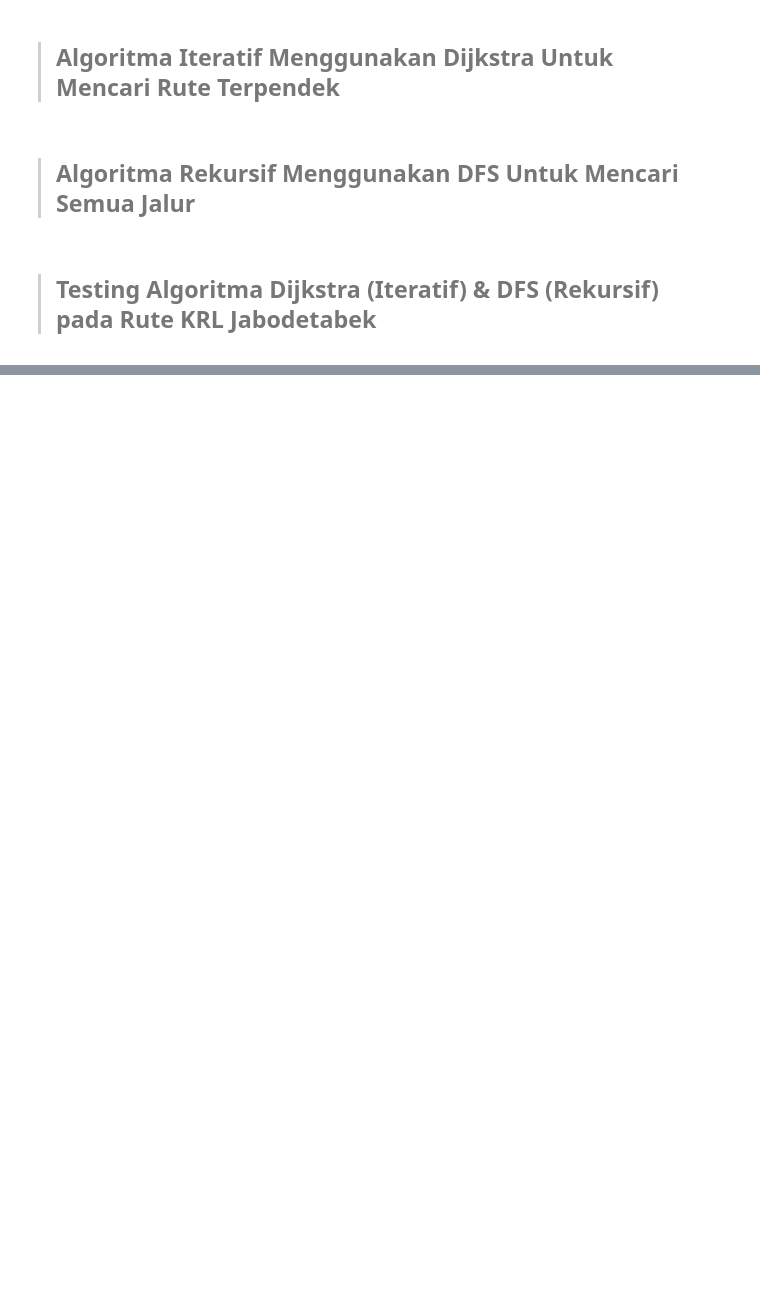
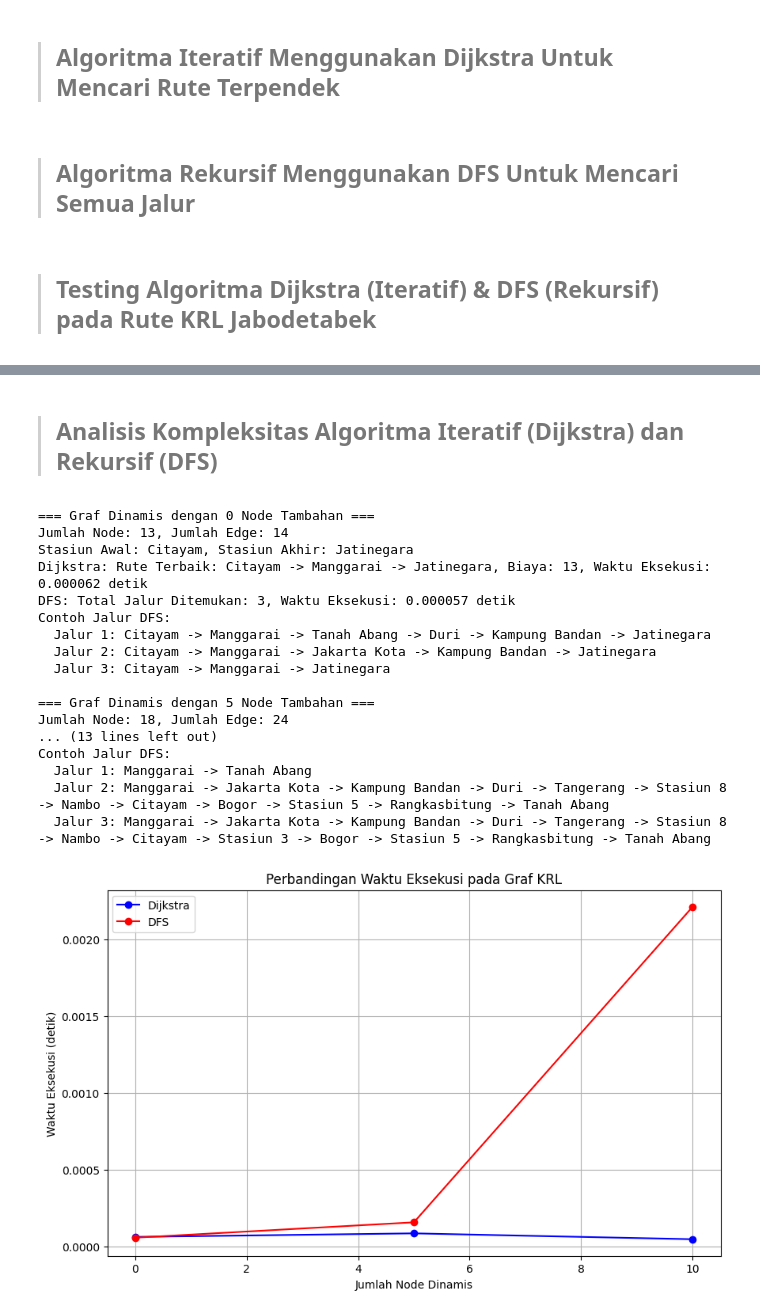
Before and after one commit to cerealtwist/AKA_Public-Transport-Optimization, a Jupyter notebook: AKA_TransportMain.ipynb, the cells around one changed output, grey strips where cells are left out. Cells and saved outputs as stored; diff of their text form; code cells hidden in the pictures; blank space fills up the shorter version.

```diff
--- a/AKA_TransportMain.ipynb
+++ b/AKA_TransportMain.ipynb
@@ -197,0 +281,71 @@ highlight_path(dynamic_graph, dynamic_pos, dijkstra_path, title="Jalur Optimal (
+# %% [markdown]
+>## Analisis Kompleksitas Algoritma Iteratif (Dijkstra) dan Rekursif (DFS)
+# %%
+# Input size sebagai jumlah node dinamis yang ditambahkan
+input_sizes = [0, 5, 10]  # Node tambahan
+dijkstra_times = []
+dfs_times = []
+
+for size in input_sizes:
+    # Buat graf dinamis berdasarkan graf KRL statis dengan tambahan node
+    dynamic_graph, _ = create_dynamic_krl_graph(static_graph, size)
+
+    # Tentukan start dan end station
+    start_station = random.choice((list(dynamic_graph.nodes())))
+    reachable_nodes = nx.node_connected_component(dynamic_graph.to_undirected(), start_station)
+    end_station = random.choice([node for node in reachable_nodes if node != start_station])
+
+    # Ukuran graf
+    num_nodes = dynamic_graph.number_of_nodes()
+    num_edges = dynamic_graph.number_of_edges()
+    print(f"\n=== Graf Dinamis dengan {size} Node Tambahan ===")
+    print(f"Jumlah Node: {num_nodes}, Jumlah Edge: {num_edges}")
+    print(f"Stasiun Awal: {start_station}, Stasiun Akhir: {end_station}")
+
+    # Dijkstra
+    start_time = time.time()
+    dijkstra_path, dijkstra_cost = dijkstra(nx.to_dict_of_dicts(dynamic_graph), start_station, end_station)
+    dijkstra_time = time.time() - start_time
+    dijkstra_times.append(dijkstra_time)
+    print(f"Dijkstra: Rute Terbaik: {' -> '.join(dijkstra_path)}, Biaya: {dijkstra_cost}, Waktu Eksekusi: {dijkstra_time:.6f} detik")
+
+    # DFS
+    start_time = time.time()
+    all_paths = list(dfs_paths(nx.to_dict_of_dicts(dynamic_graph), start_station, end_station))
+    dfs_time = time.time() - start_time
+    dfs_times.append(dfs_time)
+    print(f"DFS: Total Jalur Ditemukan: {len(all_paths)}, Waktu Eksekusi: {dfs_time:.6f} detik")
+    if len(all_paths) > 0:
+        print("Contoh Jalur DFS:")
+        for i, path in enumerate(all_paths[:3], 1):  # Tampilkan maksimal 3 jalur
+            print(f"  Jalur {i}: {' -> '.join(path)}")
+
+# Visualisasi Hasil
+plt.figure(figsize=(10, 6))
+plt.plot(input_sizes, dijkstra_times, label='Dijkstra', marker='o', color='blue')
+plt.plot(input_sizes, dfs_times, label='DFS', marker='o', color='red')
+plt.xlabel('Jumlah Node Dinamis')
+plt.ylabel('Waktu Eksekusi (detik)')
+plt.title('Perbandingan Waktu Eksekusi pada Graf KRL')
+plt.legend()
+plt.grid()
+plt.show()
+# %% [output]
+=== Graf Dinamis dengan 0 Node Tambahan ===
+Jumlah Node: 13, Jumlah Edge: 14
+Stasiun Awal: Citayam, Stasiun Akhir: Jatinegara
+Dijkstra: Rute Terbaik: Citayam -> Manggarai -> Jatinegara, Biaya: 13, Waktu Eksekusi: 0.000062 detik
+DFS: Total Jalur Ditemukan: 3, Waktu Eksekusi: 0.000057 detik
+Contoh Jalur DFS:
+  Jalur 1: Citayam -> Manggarai -> Tanah Abang -> Duri -> Kampung Bandan -> Jatinegara
+  Jalur 2: Citayam -> Manggarai -> Jakarta Kota -> Kampung Bandan -> Jatinegara
+  Jalur 3: Citayam -> Manggarai -> Jatinegara
+
+=== Graf Dinamis dengan 5 Node Tambahan ===
+Jumlah Node: 18, Jumlah Edge: 24
+... (13 lines left out)
+Contoh Jalur DFS:
+  Jalur 1: Manggarai -> Tanah Abang
+  Jalur 2: Manggarai -> Jakarta Kota -> Kampung Bandan -> Duri -> Tangerang -> Stasiun 8 -> Nambo -> Citayam -> Bogor -> Stasiun 5 -> Rangkasbitung -> Tanah Abang
+  Jalur 3: Manggarai -> Jakarta Kota -> Kampung Bandan -> Duri -> Tangerang -> Stasiun 8 -> Nambo -> Citayam -> Stasiun 3 -> Bogor -> Stasiun 5 -> Rangkasbitung -> Tanah Abang
+[figure, added]
```
Also changed, not shown: parts of 9 cells of this notebook.
